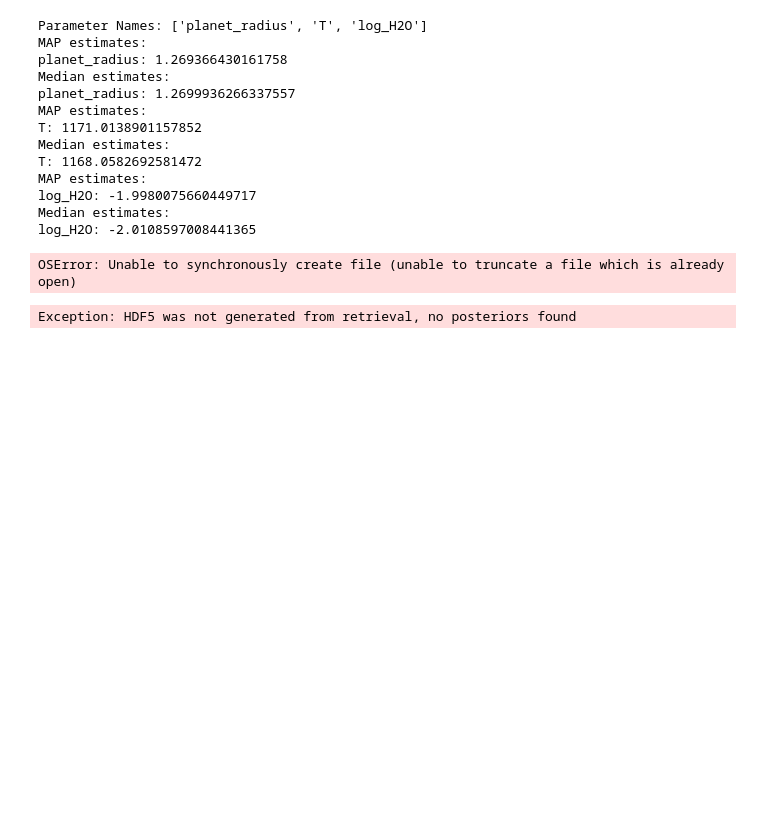
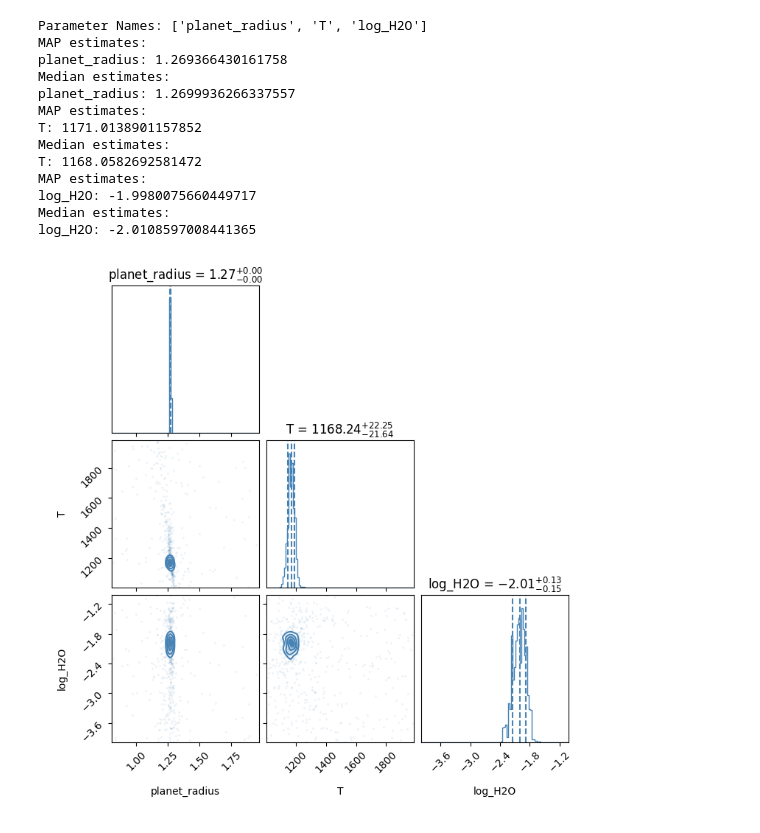
Before and after one commit to riccsimo/T_G_B_T, a Jupyter notebook: Assignment3/wasp_39b_atmosphere_TaskC.ipynb, the cells around one changed output. Drawn from its saved outputs; the diff is of its cells as text; code cells hidden in the pictures; blank space fills up the shorter version.

```diff
--- a/Assignment3/wasp_39b_atmosphere_TaskC.ipynb
+++ b/Assignment3/wasp_39b_atmosphere_TaskC.ipynb
@@ -287,31 +290,32 @@ MAP estimates:
 log_H2O: -1.9980075660449717
 Median estimates:
 log_H2O: -2.0108597008441365
-# %%
-# Define the output file
-from taurex.output.hdf5 import HDF5Output
-output_file = "retrieval1.h5"
-
-with HDF5Output(output_file) as o:
-    opt.write(o)
-# %% [output]
-OSError: Unable to synchronously create file (unable to truncate a file which is already open)
-# %%
-from taurex.plot.plotter import Plotter
-
-# Path to your TauREx .h5 file
-h5_file = output_file
-
-# Output directory for the plots
-output_dir = "./plots"
-
-# Initialize the Plotter class
-plotter = Plotter(filename=h5_file, title="Posterior Corner Plot", out_folder=output_dir)
-
-# Generate the corner plot for the posteriors
-plotter.plot_posteriors()
-plotter.plot_fitted_spectrum()
-
-print(f"Posterior plot saved in {output_dir}")
-# %% [output]
-Exception: HDF5 was not generated from retrieval, no posteriors found
+# %%
+from taurex.plot.corner import corner
+
+# Retrieve samples, weights, and parameter names
+samples = opt.get_samples(0)
+weights = opt.get_weights(0)
+labels = opt.fit_names
+
+# Create the corner plot
+fig = corner(
+    samples,
+
+    weights=weights,
+    labels=labels,
+    bins=100,
+    smooth=1.5,# Parameter names
+               # Importance weights
+    show_titles=True,          # Display titles with quantiles
+    title_fmt=".2f",           # Format for the quantile titles
+    quantiles=[0.16, 0.5, 0.84],  # Display the 16th, 50th, and 84th percentiles
+    color="#4682b4"               # Color for histograms
+)
+
+# Show or save the figure
+plt.show()
+# Alternatively, save to a file
+fig.savefig("corner_plot.png")
+# %% [output]
+[figure, added]
```
Also changed, not shown: parts of 2 cells of this notebook, 1 other file.
